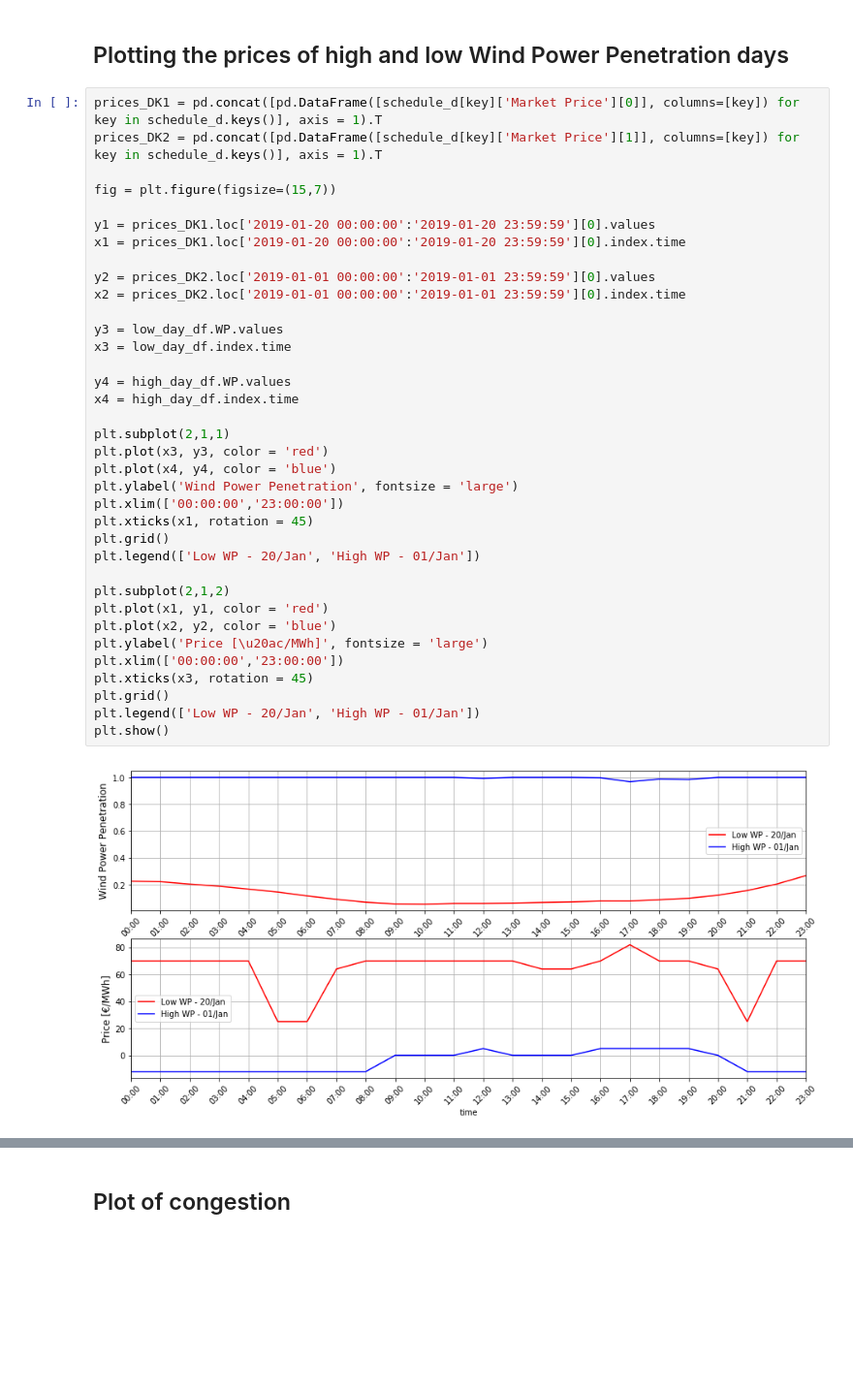
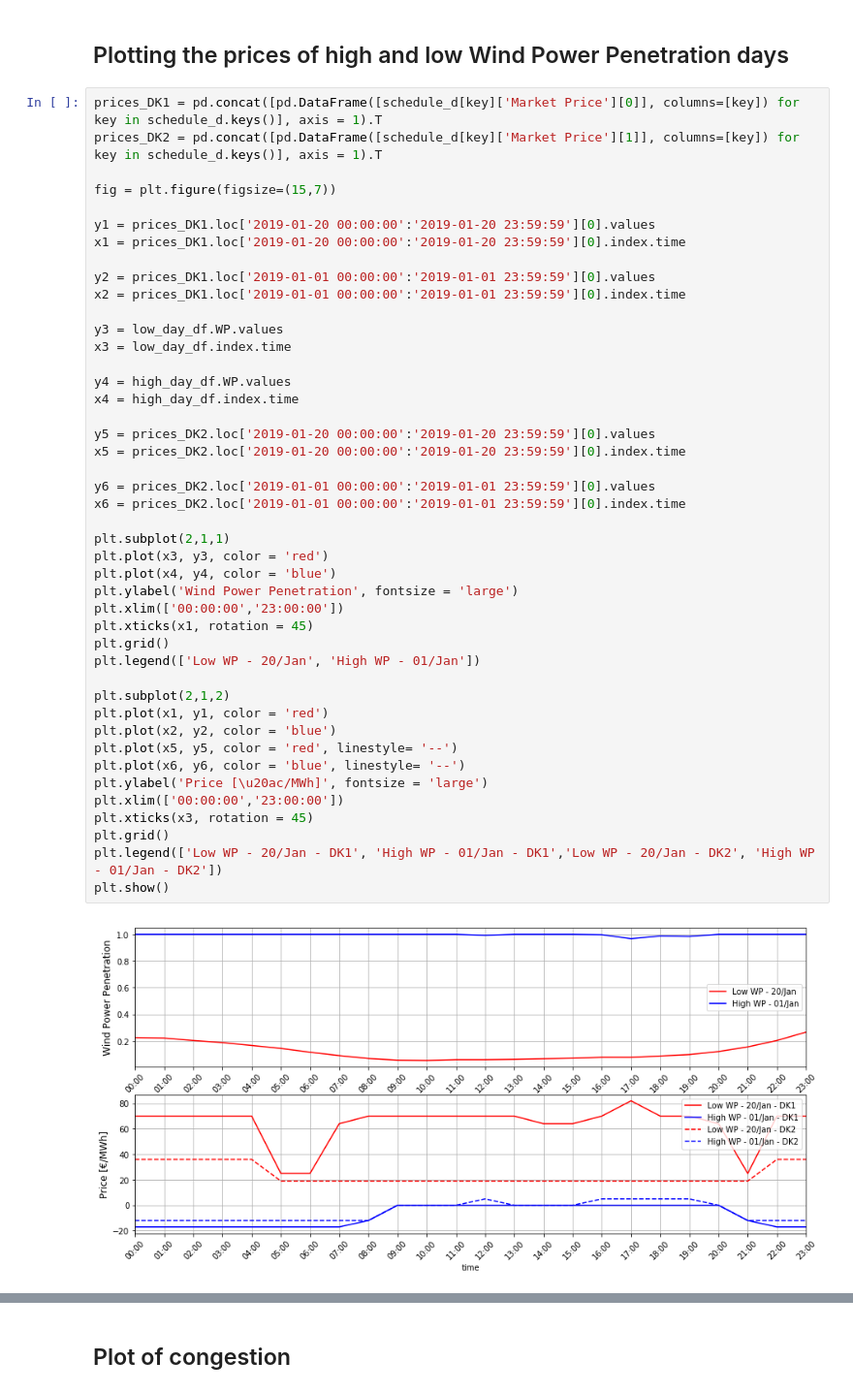
Before and after one commit to lucasblt/ren-elec-markets, a Jupyter notebook: assignment1/assignment1-Copy1.ipynb, the cells around one changed output, grey strips where cells are left out. Shown at 97% size. Drawn from its saved outputs; the diff is of its cells as text; blank space fills up the shorter version.

```diff
--- a/assignment1/assignment1-Copy1.ipynb
+++ b/assignment1/assignment1-Copy1.ipynb
@@ -320,34 +347,42 @@ prices_DK2 = pd.concat([pd.DataFrame([schedule_d[key]['Market Price'][1]], colum
 fig = plt.figure(figsize=(15,7))
 
 y1 = prices_DK1.loc['2019-01-20 00:00:00':'2019-01-20 23:59:59'][0].values
 x1 = prices_DK1.loc['2019-01-20 00:00:00':'2019-01-20 23:59:59'][0].index.time
 
-y2 = prices_DK2.loc['2019-01-01 00:00:00':'2019-01-01 23:59:59'][0].values
-x2 = prices_DK2.loc['2019-01-01 00:00:00':'2019-01-01 23:59:59'][0].index.time
+y2 = prices_DK1.loc['2019-01-01 00:00:00':'2019-01-01 23:59:59'][0].values
+x2 = prices_DK1.loc['2019-01-01 00:00:00':'2019-01-01 23:59:59'][0].index.time
 
 y3 = low_day_df.WP.values
 x3 = low_day_df.index.time
 
 y4 = high_day_df.WP.values
 x4 = high_day_df.index.time
+
+y5 = prices_DK2.loc['2019-01-20 00:00:00':'2019-01-20 23:59:59'][0].values
+x5 = prices_DK2.loc['2019-01-20 00:00:00':'2019-01-20 23:59:59'][0].index.time
+
+y6 = prices_DK2.loc['2019-01-01 00:00:00':'2019-01-01 23:59:59'][0].values
+x6 = prices_DK2.loc['2019-01-01 00:00:00':'2019-01-01 23:59:59'][0].index.time
 
 plt.subplot(2,1,1)
 plt.plot(x3, y3, color = 'red')
 plt.plot(x4, y4, color = 'blue')
 plt.ylabel('Wind Power Penetration', fontsize = 'large')
 plt.xlim(['00:00:00','23:00:00'])
 plt.xticks(x1, rotation = 45)
 plt.grid()
 plt.legend(['Low WP - 20/Jan', 'High WP - 01/Jan'])
 
 plt.subplot(2,1,2)
 plt.plot(x1, y1, color = 'red')
 plt.plot(x2, y2, color = 'blue')
+plt.plot(x5, y5, color = 'red', linestyle= '--')
+plt.plot(x6, y6, color = 'blue', linestyle= '--')
 plt.ylabel('Price [\u20ac/MWh]', fontsize = 'large')
 plt.xlim(['00:00:00','23:00:00'])
 plt.xticks(x3, rotation = 45)
 plt.grid()
-plt.legend(['Low WP - 20/Jan', 'High WP - 01/Jan'])
+plt.legend(['Low WP - 20/Jan - DK1', 'High WP - 01/Jan - DK1','Low WP - 20/Jan - DK2', 'High WP - 01/Jan - DK2'])
 plt.show()
 # %% [output]
-[figure, old version]
+[figure, new version]
```
Also changed, not shown: parts of 13 cells of this notebook.
